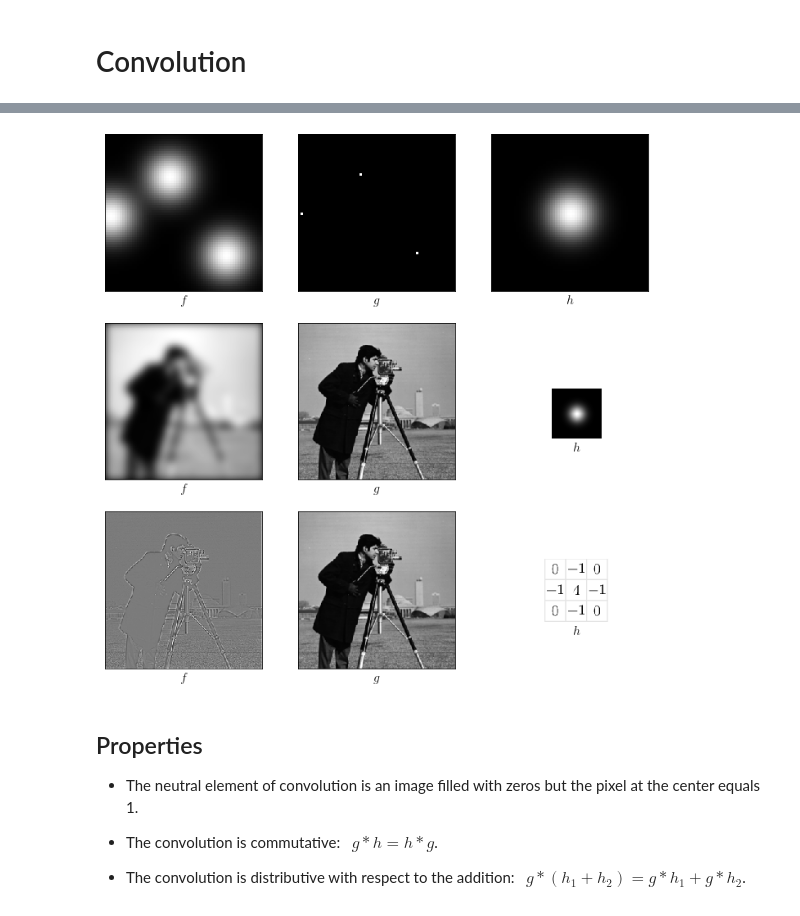
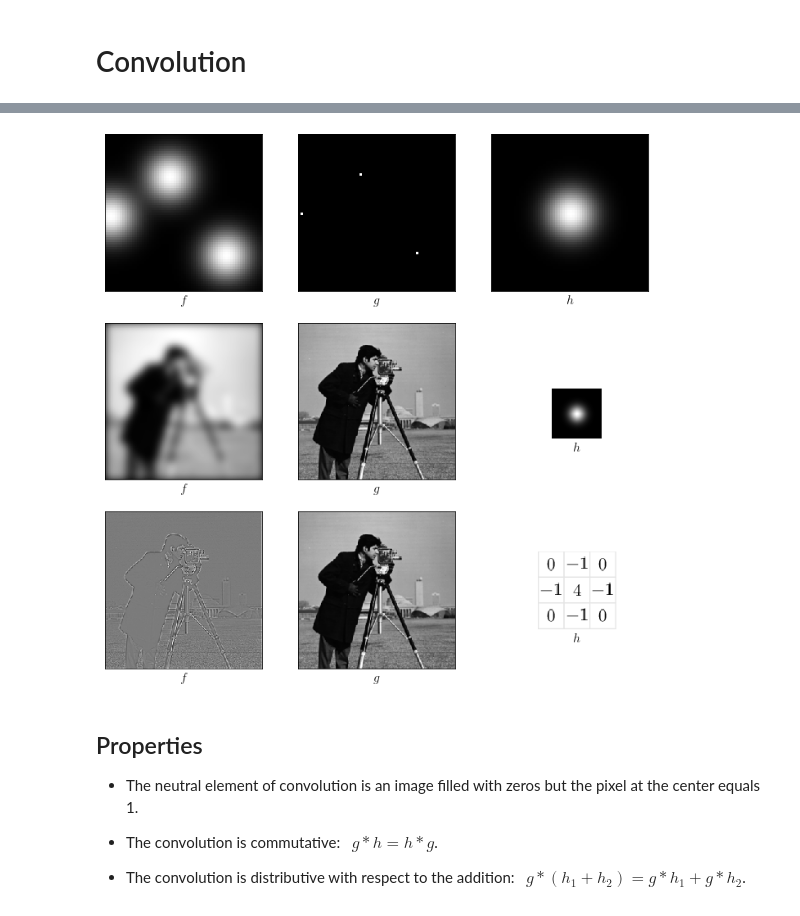
Before and after one commit to vincmazet/ftip, a Jupyter notebook: _sources/convolution.ipynb, the cells around one changed output, grey strips where cells are left out. Saved outputs shown, nothing was run; the diff lists cells and outputs as text; code cells hidden in the pictures.

```diff
--- a/_sources/convolution.ipynb
+++ b/_sources/convolution.ipynb
@@ -113,35 +113,36 @@ i = 0
 f, g, h = diracs_gauss()
 image(f, N, 3, i+1, "f")
 image(g, N, 3, i+2, "g")
 image(h, N, 3, i+3, "h")
 
 i = i+3
 f, g, h = blurred_cameraman()
 image(f, N, 3, i+1, "f")
 image(g, N, 3, i+2, "g")
 ax = fig.add_axes([.76, .45, .07, .07])
 imshow(h, cmap="gray")
 xlabel("$h$", fontsize=16)
 ax.set_xticks([])
 ax.set_yticks([])
 box(False)
 
 i = i+3
 f, g, h = highpass_cameraman()
 image(f, N, 3, i+1, "f")
 image(g, N, 3, i+2, "g")
 h = imread("figs/convolution-highpass.png")
-ax = fig.add_axes([.75, .19, .09, .09])
+#ax = fig.add_axes([.75, .19, .09, .09])
+ax = fig.add_axes([.74, .18, .11, .11])
 imshow(h)
 xlabel("$h$", fontsize=16)
 ax.set_xticks([])
 ax.set_yticks([])
 box(False)
 
 glue("G:convolution:example", fig, display=False)
 # %% [output]
 [interactive output not drawn]
-[figure, old version]
+[figure, new version]
 # %% [markdown]
 ## Properties
 
```
Also changed, not shown: parts of 1 cell of this notebook, 8 other files.
